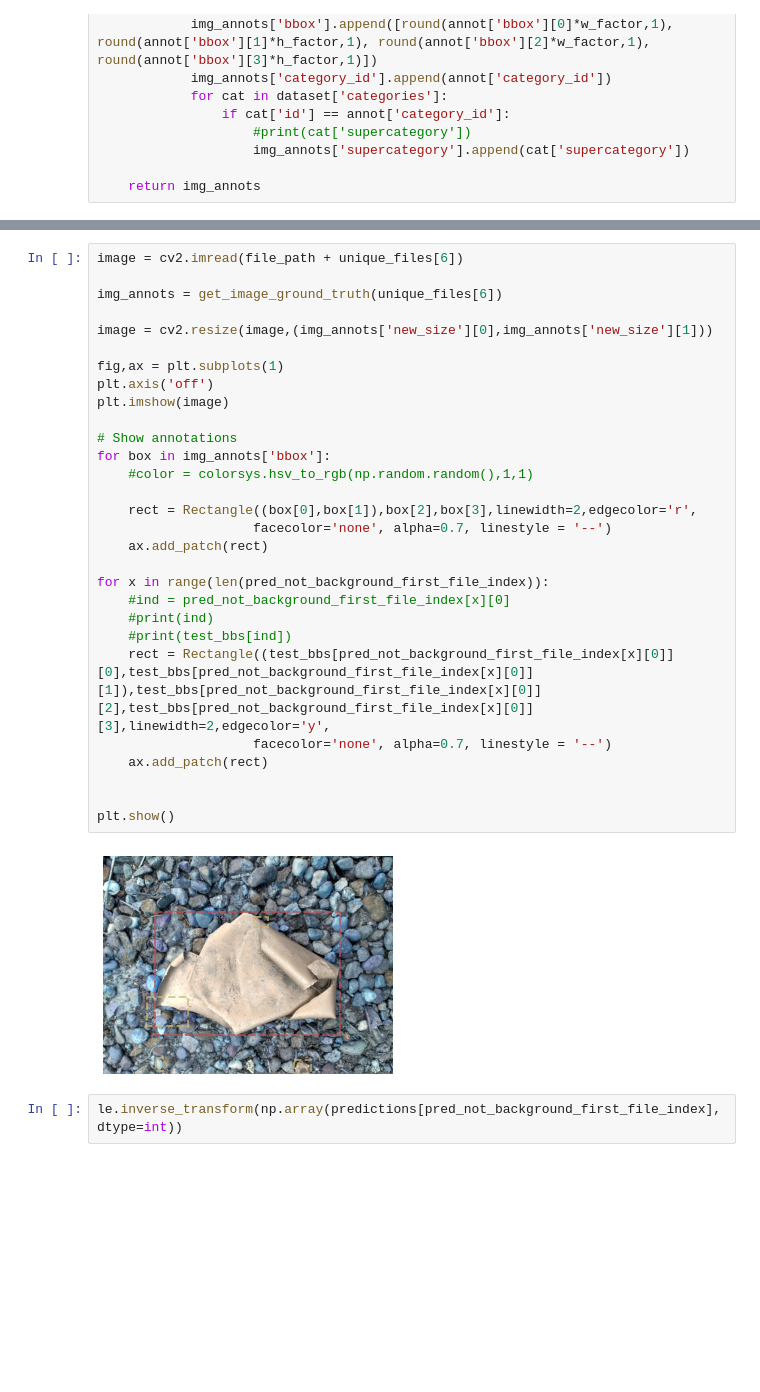
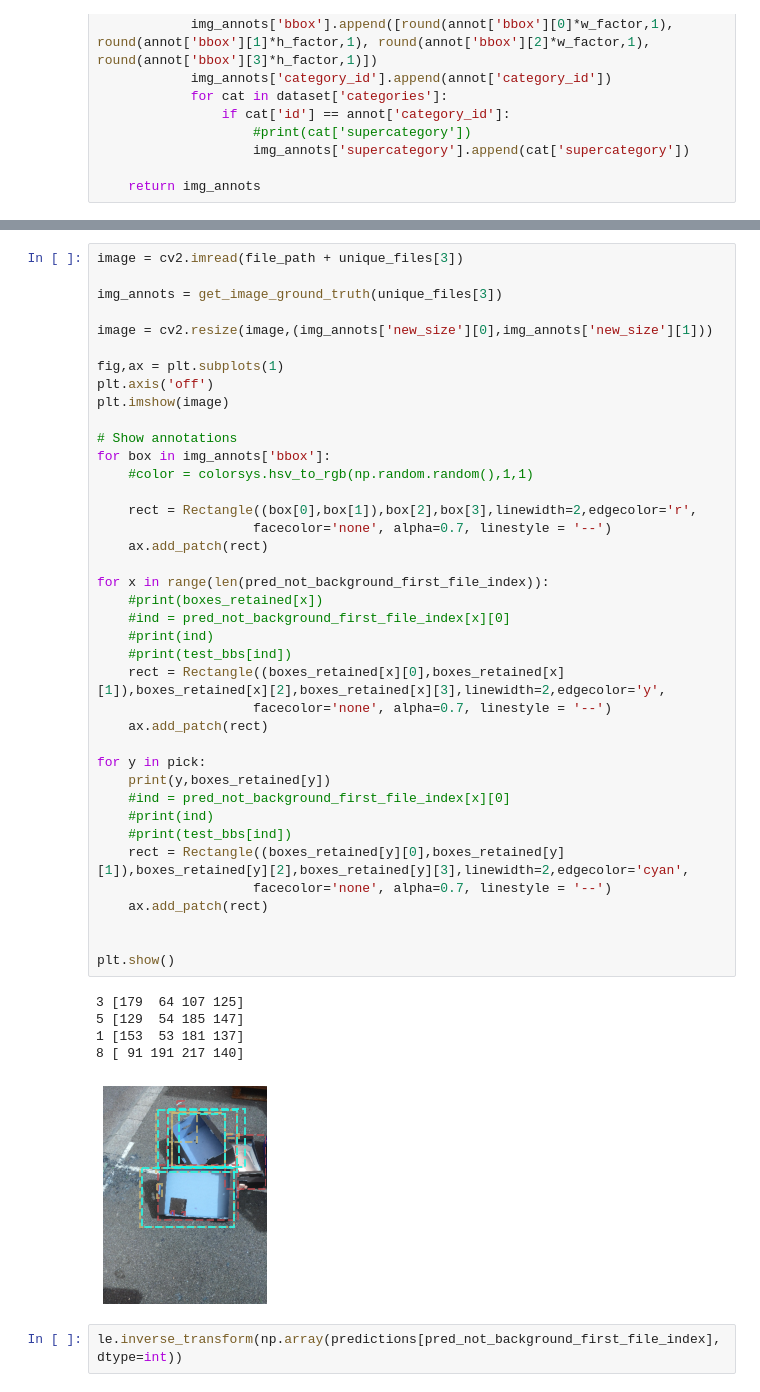
Before and after one commit to marcoplacenti/DeepLearning-in-ComputerVision, a Jupyter notebook: project-1.2/object_detection.ipynb, the cells around one changed output, grey strips where cells are left out. Cells and saved outputs as stored; diff of their text form; blank space fills up the shorter version.

```diff
--- a/project-1.2/object_detection.ipynb
+++ b/project-1.2/object_detection.ipynb
@@ -729,34 +809,48 @@ The history saving thread hit an unexpected error (OperationalError('unable to o
 # %%
-image = cv2.imread(file_path + unique_files[6])
+image = cv2.imread(file_path + unique_files[3])
 
-img_annots = get_image_ground_truth(unique_files[6])
+img_annots = get_image_ground_truth(unique_files[3])
 
 image = cv2.resize(image,(img_annots['new_size'][0],img_annots['new_size'][1]))
 
 fig,ax = plt.subplots(1)
 plt.axis('off')
 plt.imshow(image)
 
 # Show annotations
 for box in img_annots['bbox']:
     #color = colorsys.hsv_to_rgb(np.random.random(),1,1)
 
     rect = Rectangle((box[0],box[1]),box[2],box[3],linewidth=2,edgecolor='r',
                     facecolor='none', alpha=0.7, linestyle = '--')
     ax.add_patch(rect)
 
 for x in range(len(pred_not_background_first_file_index)):
+    #print(boxes_retained[x])
     #ind = pred_not_background_first_file_index[x][0]
     #print(ind)
     #print(test_bbs[ind])
-    rect = Rectangle((test_bbs[pred_not_background_first_file_index[x][0]][0],test_bbs[pred_not_background_first_file_index[x][0]][1]),test_bbs[pred_not_background_first_file_index[x][0]][2],test_bbs[pred_not_background_first_file_index[x][0]][3],linewidth=2,edgecolor='y',
+    rect = Rectangle((boxes_retained[x][0],boxes_retained[x][1]),boxes_retained[x][2],boxes_retained[x][3],linewidth=2,edgecolor='y',
+                    facecolor='none', alpha=0.7, linestyle = '--')
+    ax.add_patch(rect)
+
+for y in pick:
+    print(y,boxes_retained[y])
+    #ind = pred_not_background_first_file_index[x][0]
+    #print(ind)
+    #print(test_bbs[ind])
+    rect = Rectangle((boxes_retained[y][0],boxes_retained[y][1]),boxes_retained[y][2],boxes_retained[y][3],linewidth=2,edgecolor='cyan',
                     facecolor='none', alpha=0.7, linestyle = '--')
     ax.add_patch(rect)
 
 
 plt.show()
 # %% [output]
+3 [179  64 107 125]
+5 [129  54 185 147]
+1 [153  53 181 137]
+8 [ 91 191 217 140]
-[figure, old version]
+[figure, new version]
 # %%
 le.inverse_transform(np.array(predictions[pred_not_background_first_file_index],dtype=int))
 # %% [output]
```
Also changed, not shown: parts of 4 cells of this notebook.
